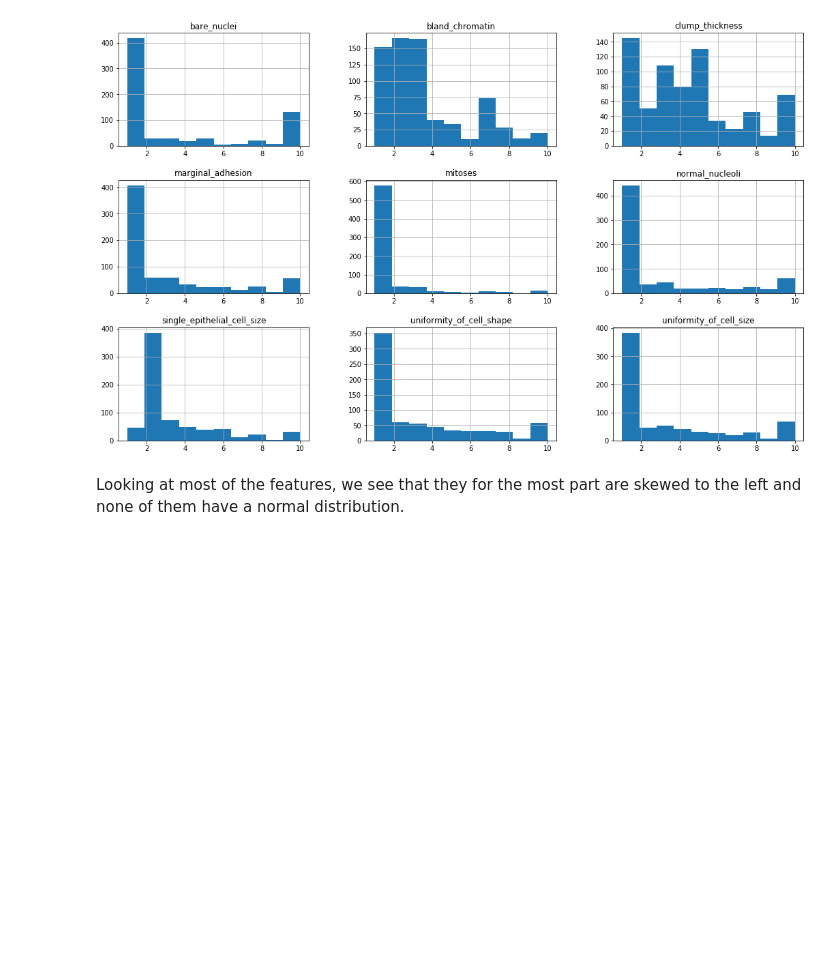
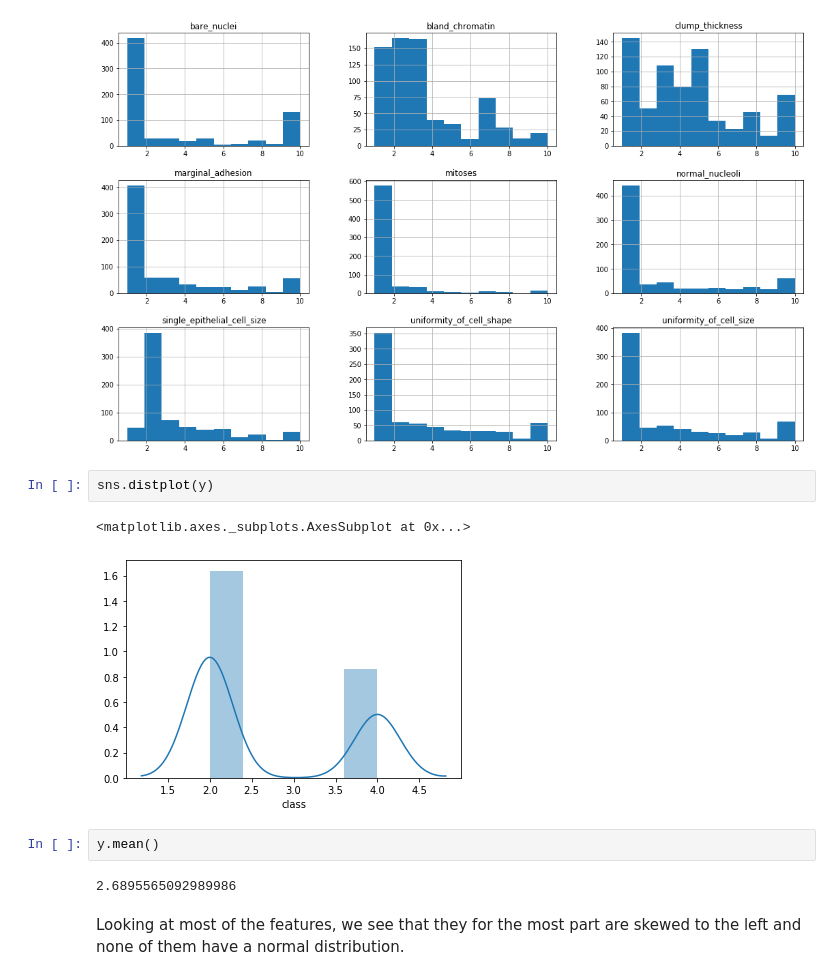
Before and after one commit to masaimahapa/breast-cancer-prediction, a Jupyter notebook: breast cancer.ipynb, the cells around one changed output. Drawn from its saved outputs; the diff is of its cells as text; blank space fills up the shorter version.

```diff
--- a/breast cancer.ipynb
+++ b/breast cancer.ipynb
@@ -124,6 +124,15 @@ X.hist(figsize=(18,11))
 plt.show()
 # %% [output]
 [figure]
+# %%
+sns.distplot(y)
+# %% [output]
+<matplotlib.axes._subplots.AxesSubplot at 0x...>
+[figure, added]
+# %%
+y.mean()
+# %% [output]
+2.6895565092989986
 # %% [markdown]
 Looking at most of the features, we see that they for the most part are skewed to the left and none of them have a normal distribution.
 # %% [markdown]
```
Also changed, not shown: parts of 5 cells of this notebook.
